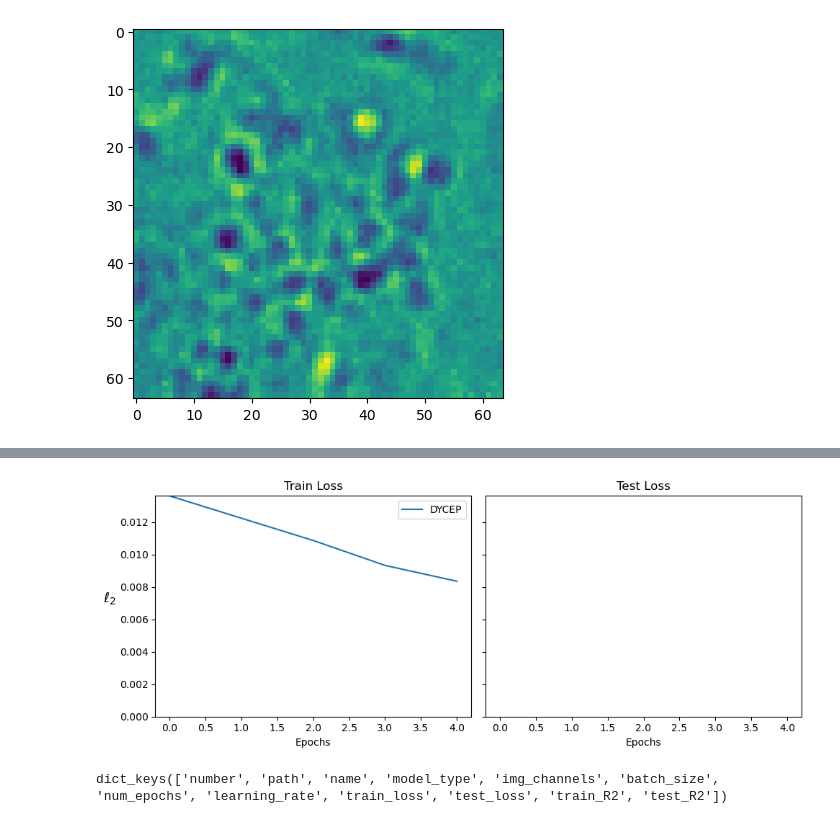
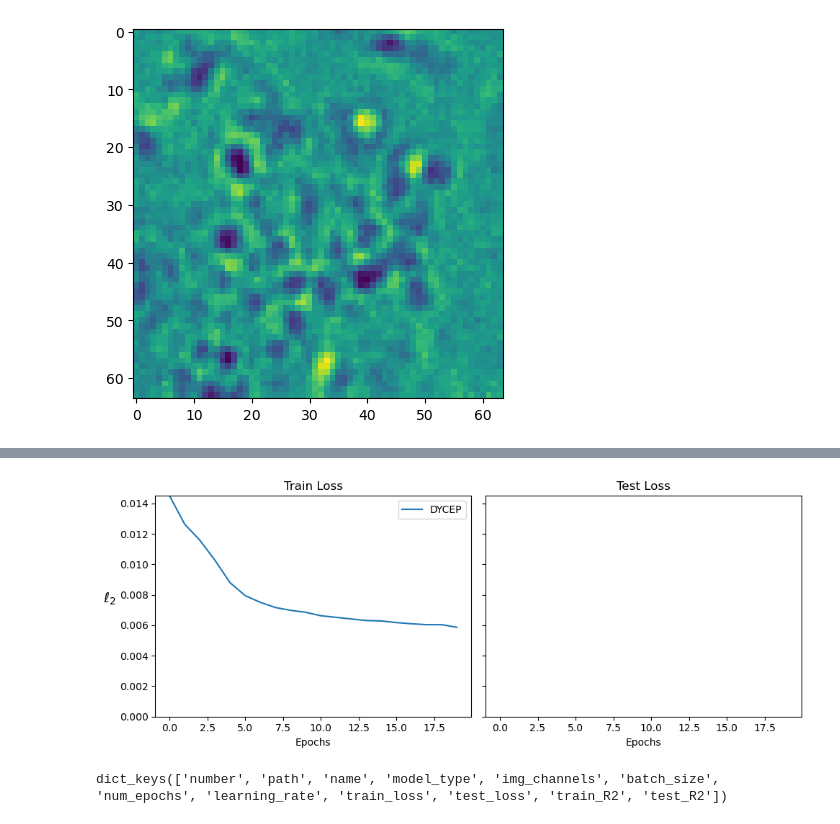
Before and after one commit to louisleger/cell-cycle, a Jupyter notebook: train_dycep.ipynb, the cells around one changed output, grey strips where cells are left out. Cells and saved outputs as stored; diff of their text form; code cells hidden in the pictures.

```diff
--- a/train_dycep.ipynb
+++ b/train_dycep.ipynb
@@ -96,16 +111,16 @@ Epoch 5/5
 # %%
-conf_path = "weights/config-20.json"
+conf_path = "weights/config-24.json"
 
 # config-10.json
 plot_loss([conf_path])
 
 # load dict in .json file
 with open(conf_path, "r") as file:
     config = json.load(file)
 
 config.keys()
 # %% [output]
-[figure, old version]
+[figure, new version]
 dict_keys(['number', 'path', 'name', 'model_type', 'img_channels', 'batch_size', 'num_epochs', 'learning_rate', 'train_loss', 'test_loss', 'train_R2', 'test_R2'])
 # %%
 config["train_loss"]
```
Also changed, not shown: parts of 10 cells of this notebook, 3 other files.
